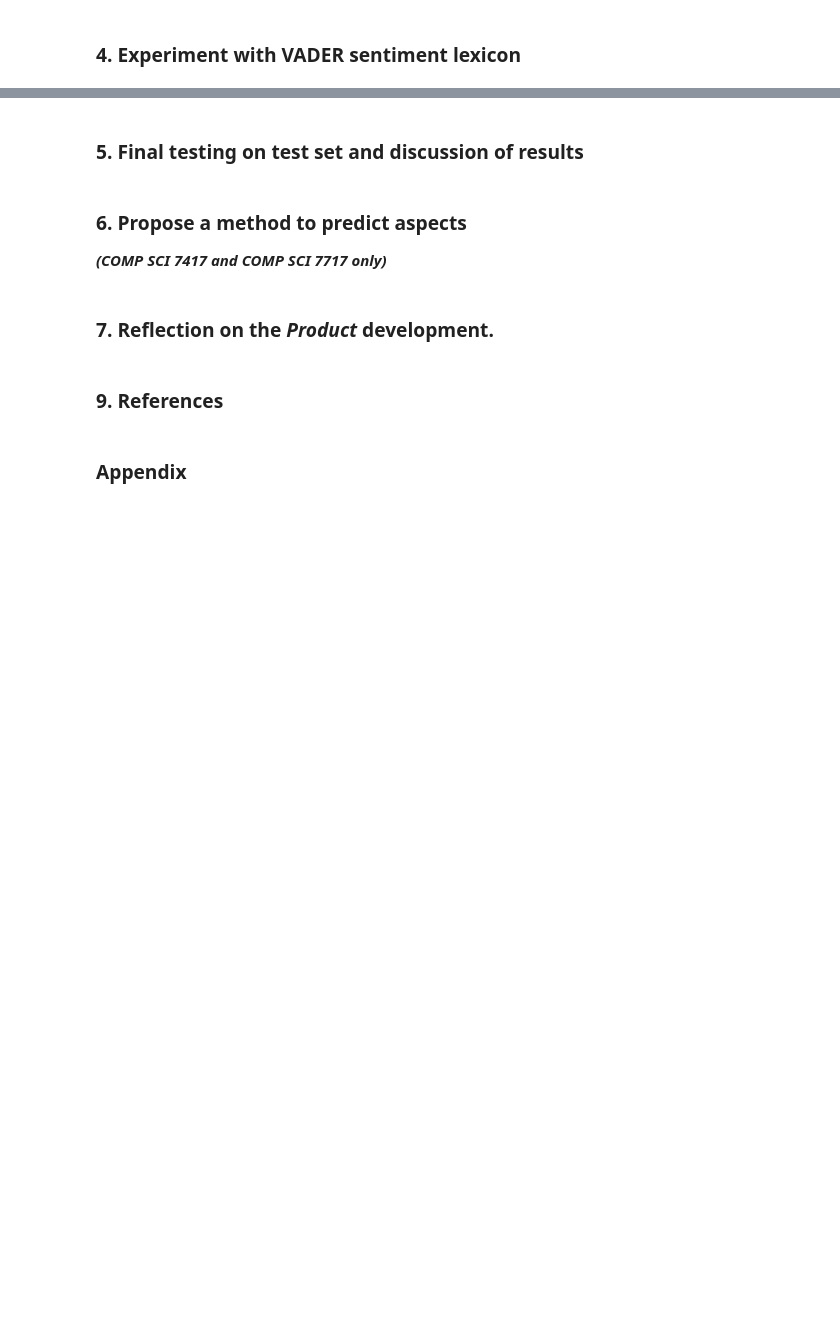
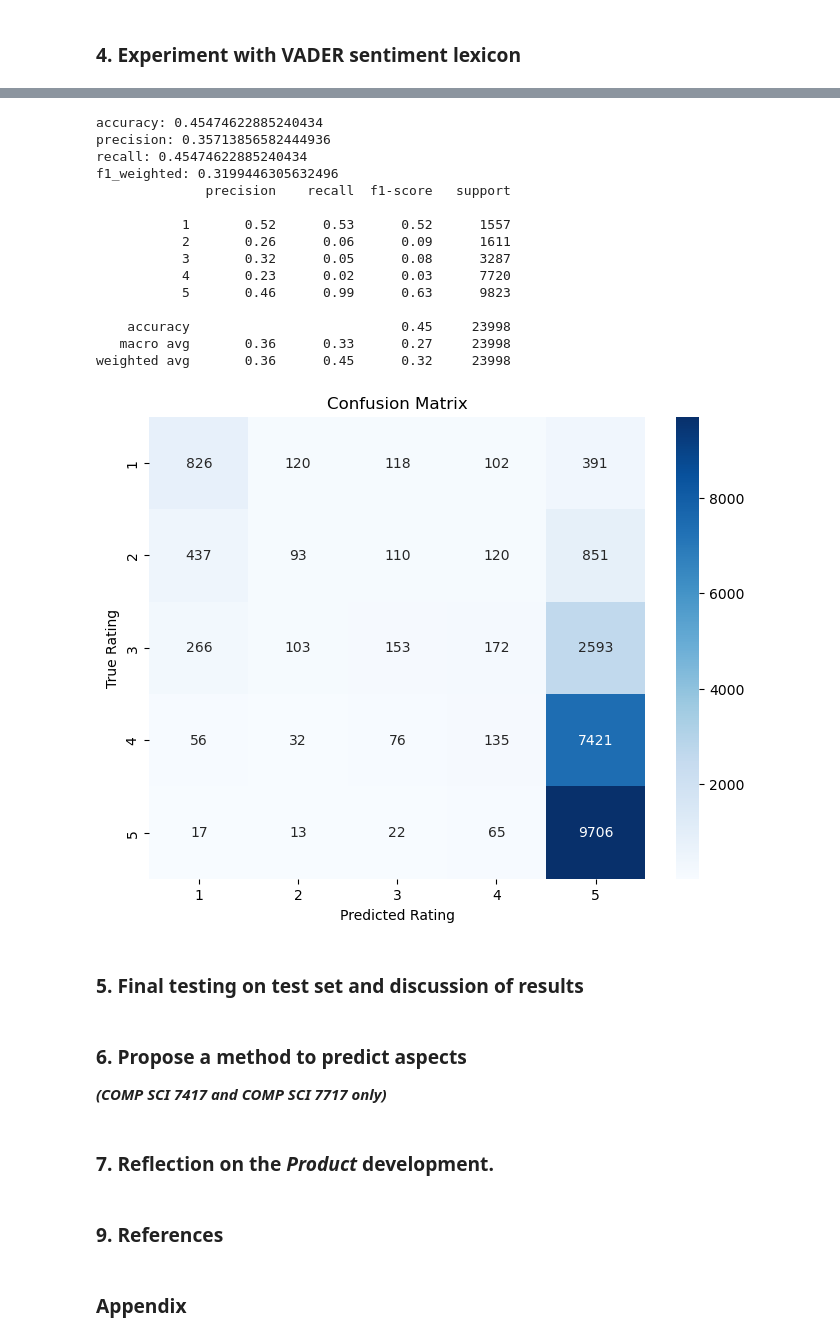
Before and after one commit to ArpanMukhopadhyay/NLP_applied, a Jupyter notebook: assignment1/ANLP_2025_S1_assignment1_a1797378_arpan_version4.ipynb, the cells around one changed output, grey strips where cells are left out. Drawn from its saved outputs; the diff is of its cells as text; code cells hidden in the pictures; blank space fills up the shorter version.

```diff
--- a/assignment1/ANLP_2025_S1_assignment1_a1797378_arpan_version4.ipynb
+++ b/assignment1/ANLP_2025_S1_assignment1_a1797378_arpan_version4.ipynb
@@ -867,3 +928,44 @@ The average discrepancy between vader sentiment rating based on text and ground
+# %%
+y_true, y_pred = lem_train_data['overall'], lem_train_data['vader_rating']
+
+accuracy = accuracy_score(y_true, y_pred)
+precision_weighted = precision_score(y_true, y_pred, average='weighted')
+recall_weighted = recall_score(y_true, y_pred, average='weighted')
+f1_weighted = f1_score(y_true, y_pred, average='weighted')
+
+print(f'accuracy: {accuracy}')
+print(f'precision: {precision_weighted}')
+print(f'recall: {recall_weighted}')
+print(f'f1_weighted: {f1_weighted}')
+
+print(classification_report(y_true, y_pred))
+
+con_mat = confusion_matrix(y_true, y_pred)
+plt.figure(figsize=(8, 6))
+sns.heatmap(con_mat, annot=True, fmt='d', cmap='Blues',
+            xticklabels=range(1, 6),
+            yticklabels=range(1, 6))
+plt.xlabel('Predicted Rating')
+plt.ylabel('True Rating')
+plt.title('Confusion Matrix')
+plt.show()
+# %% [output]
+accuracy: 0.45474622885240434
+precision: 0.35713856582444936
+recall: 0.45474622885240434
+f1_weighted: 0.3199446305632496
+              precision    recall  f1-score   support
+
+           1       0.52      0.53      0.52      1557
+           2       0.26      0.06      0.09      1611
+           3       0.32      0.05      0.08      3287
+           4       0.23      0.02      0.03      7720
+           5       0.46      0.99      0.63      9823
+
+    accuracy                           0.45     23998
+   macro avg       0.36      0.33      0.27     23998
+weighted avg       0.36      0.45      0.32     23998
+[figure, added]
 # %% [markdown]
 ### 5. Final testing on test set and discussion of results
 # %% [markdown]
```
Also changed, not shown: parts of 10 cells of this notebook.
